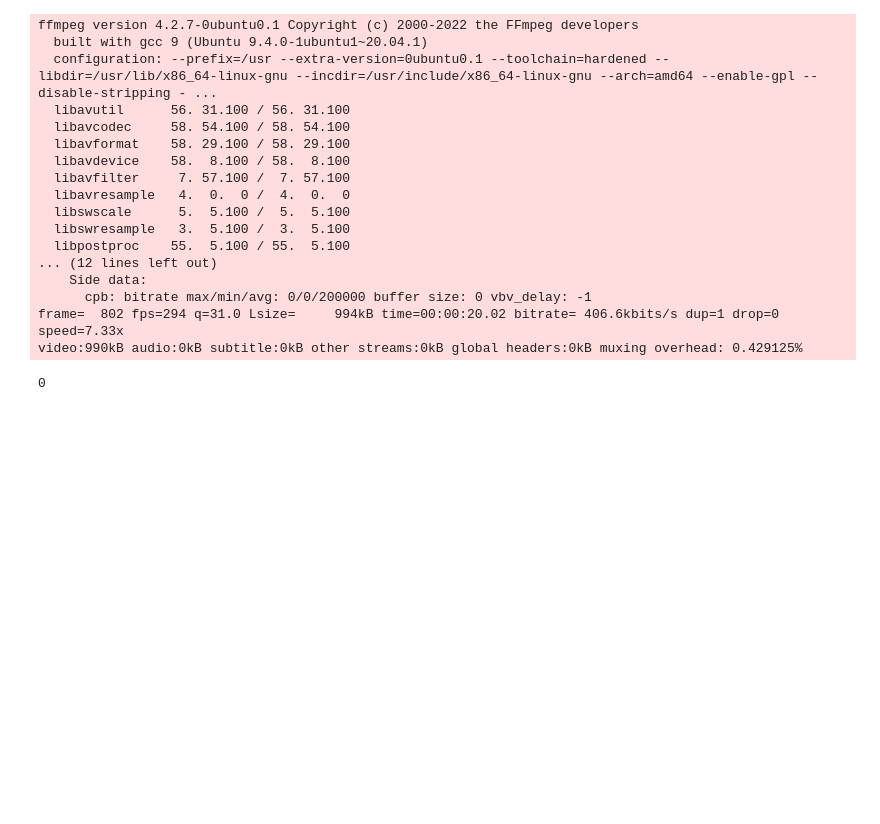
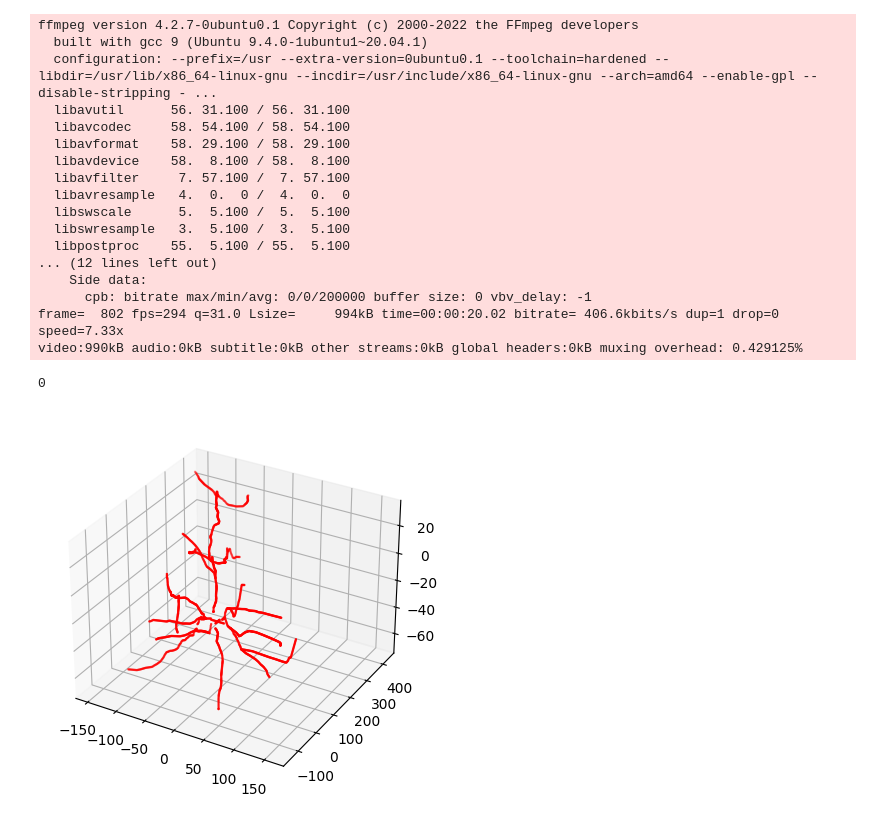
Before and after one commit to jarosado0911/PythonNeuronMeshes, a Jupyter notebook: notebooks/Running_Yale_Neuron_Simulation.ipynb, the cells around one changed output. Drawn from its saved outputs; the diff is of its cells as text; code cells hidden in the pictures; blank space fills up the shorter version.

```diff
--- a/notebooks/Running_Yale_Neuron_Simulation.ipynb
+++ b/notebooks/Running_Yale_Neuron_Simulation.ipynb
@@ -227,0 +276,15 @@ video:990kB audio:0kB subtitle:0kB other streams:0kB global headers:0kB muxing o
+# %%
+xc=[]; yc=[]; zc=[];
+xswc=[]; yswc=[]; zswc=[];
+for s in h.allsec():
+    xs,ys,zs,xw,yw,zw=returnSegmentCoordinates(s)
+    xc.extend(xs); yc.extend(ys); zc.extend(zs);
+    xswc.extend(xw); yswc.extend(yw); zswc.extend(zw);
+
+fig = plt.figure()
+ax = fig.add_subplot(projection='3d')
+ax.scatter(xc,yc,zc,s=0.5,c='r')
+#ax.scatter(xswc,yswc,zswc,s=0.5,c='b')
+plt.show()
+# %% [output]
+[figure, added]
```
Also changed, not shown: parts of 1 cell of this notebook.
